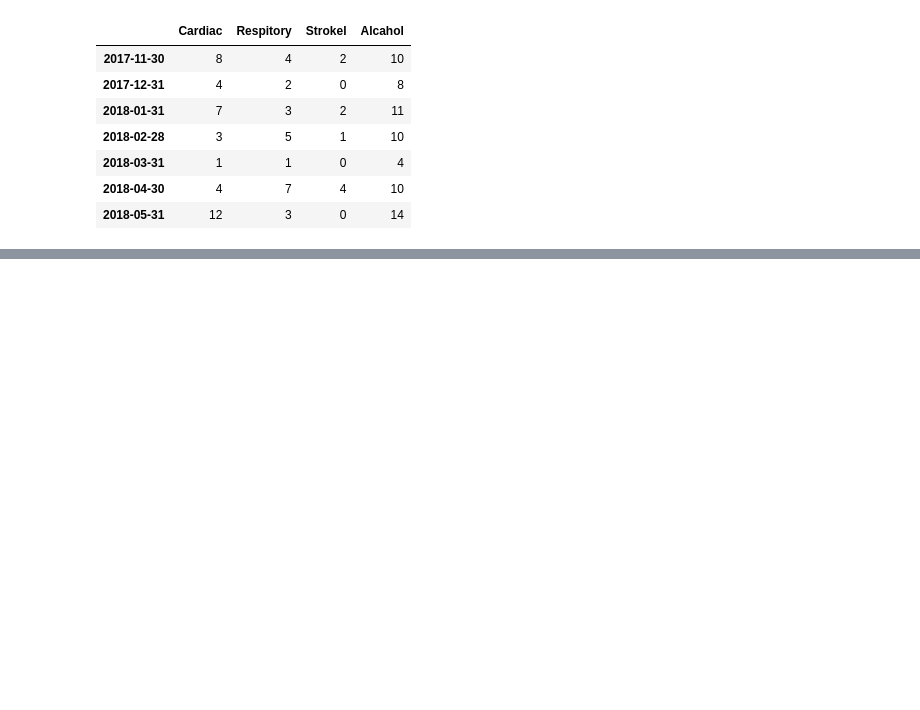
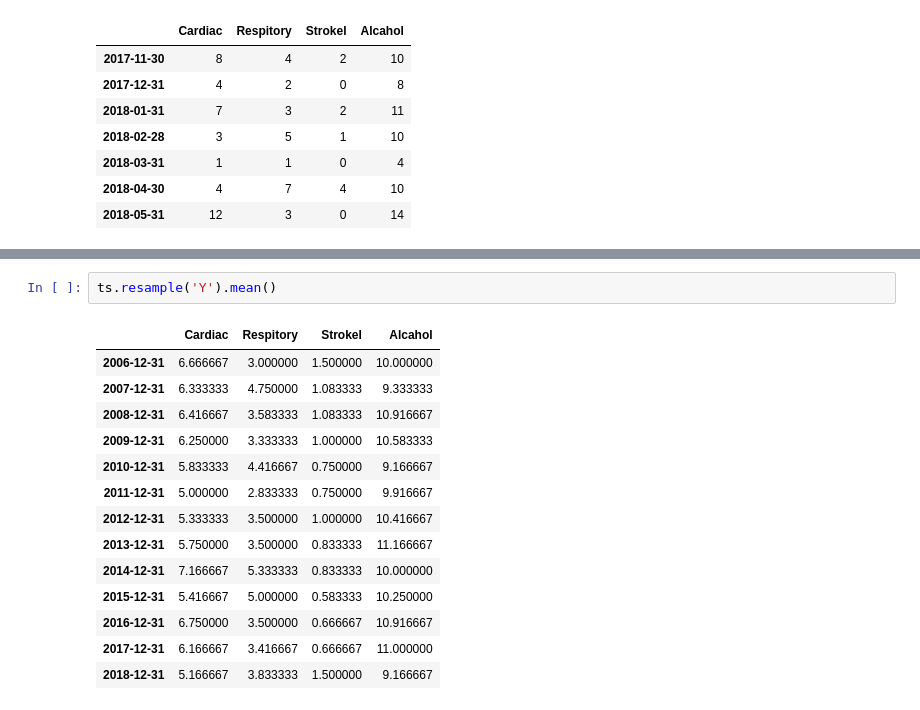
Before and after one commit to eamonnofarrell/Programming_Project, a Jupyter notebook: Prog_Project.ipynb, the cells around one changed output, grey strips where cells are left out. Saved outputs shown, nothing was run; the diff lists cells and outputs as text; blank space fills up the shorter version.

```diff
--- a/Prog_Project.ipynb
+++ b/Prog_Project.ipynb
@@ -156,0 +117,17 @@ ts.loc['2017-11-30':'2018-05-31']
+# %%
+ts.resample('Y').mean()
+# %% [output]
+|  | Cardiac | Respitory | Strokel | Alcahol |
+| 2006-12-31 | 6.666667 | 3.000000 | 1.500000 | 10.000000 |
+| 2007-12-31 | 6.333333 | 4.750000 | 1.083333 | 9.333333 |
+| 2008-12-31 | 6.416667 | 3.583333 | 1.083333 | 10.916667 |
+| 2009-12-31 | 6.250000 | 3.333333 | 1.000000 | 10.583333 |
+| 2010-12-31 | 5.833333 | 4.416667 | 0.750000 | 9.166667 |
+| 2011-12-31 | 5.000000 | 2.833333 | 0.750000 | 9.916667 |
+| 2012-12-31 | 5.333333 | 3.500000 | 1.000000 | 10.416667 |
+| 2013-12-31 | 5.750000 | 3.500000 | 0.833333 | 11.166667 |
+| 2014-12-31 | 7.166667 | 5.333333 | 0.833333 | 10.000000 |
+| 2015-12-31 | 5.416667 | 5.000000 | 0.583333 | 10.250000 |
+| 2016-12-31 | 6.750000 | 3.500000 | 0.666667 | 10.916667 |
+| 2017-12-31 | 6.166667 | 3.416667 | 0.666667 | 11.000000 |
+| 2018-12-31 | 5.166667 | 3.833333 | 1.500000 | 9.166667 |
```
Also changed, not shown: parts of 10 cells of this notebook.
